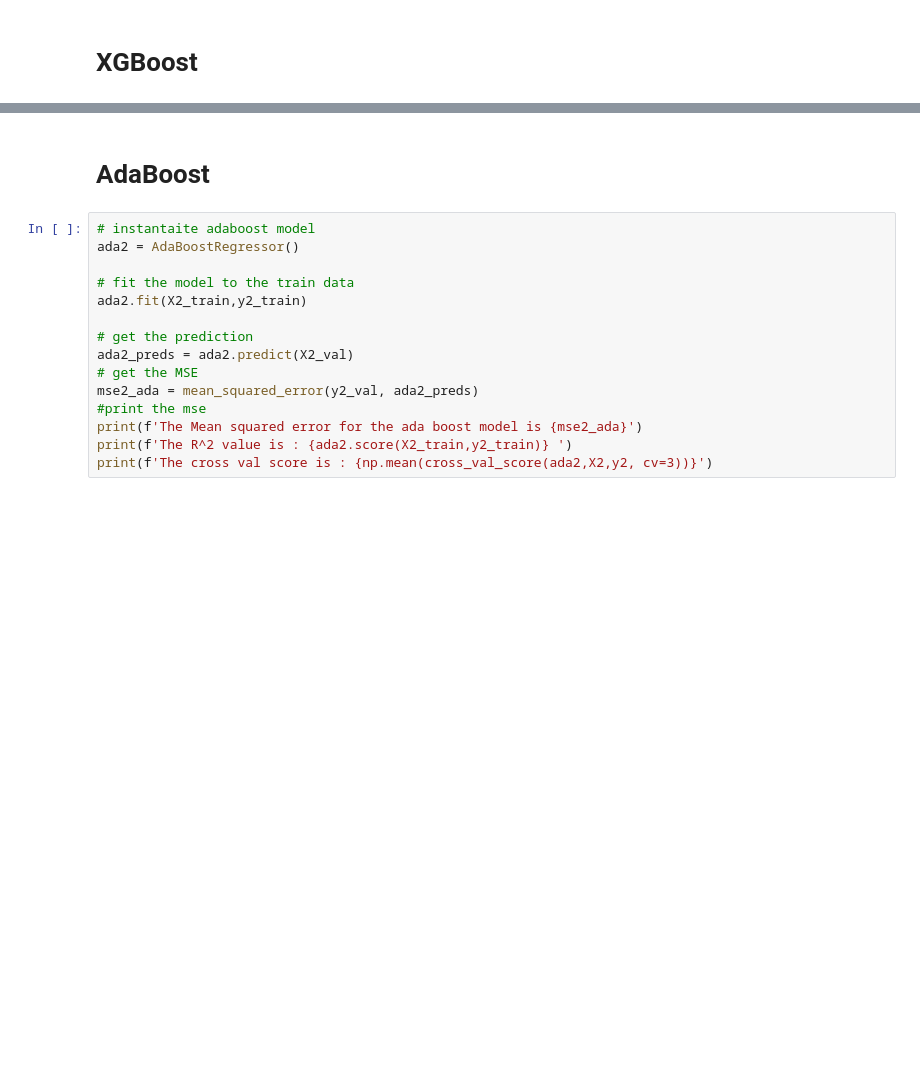
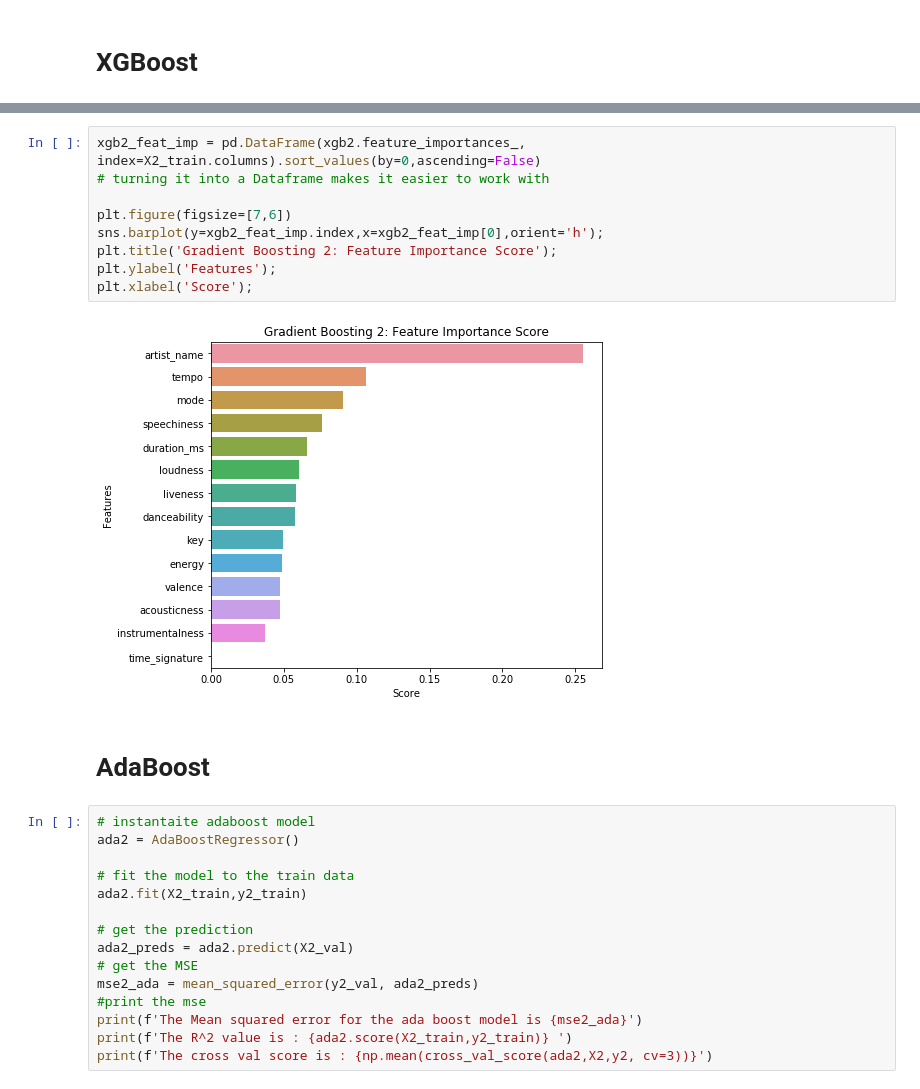
Before and after one commit to ipatel467/Spotify-Project, a Jupyter notebook: Spotify.ipynb, the cells around one changed output, grey strips where cells are left out. Cells and saved outputs as stored; diff of their text form; blank space fills up the shorter version.

```diff
--- a/Spotify.ipynb
+++ b/Spotify.ipynb
@@ -624,5 +635,16 @@ print(f'The Mean squared error for the XGBoost model is {mse2_xgb}')
 The R^2 value of the XGBoost Model is : 0.5102512002042212
 The Mean squared error for the XGBoost model is 80.70489526432533
+# %%
+xgb2_feat_imp = pd.DataFrame(xgb2.feature_importances_, index=X2_train.columns).sort_values(by=0,ascending=False)
+# turning it into a Dataframe makes it easier to work with
+
+plt.figure(figsize=[7,6])
+sns.barplot(y=xgb2_feat_imp.index,x=xgb2_feat_imp[0],orient='h');
+plt.title('Gradient Boosting 2: Feature Importance Score');
+plt.ylabel('Features');
+plt.xlabel('Score');
+# %% [output]
+[figure, added]
 # %% [markdown]
 # AdaBoost
 # %%
```
Also changed, not shown: parts of 5 cells of this notebook.
